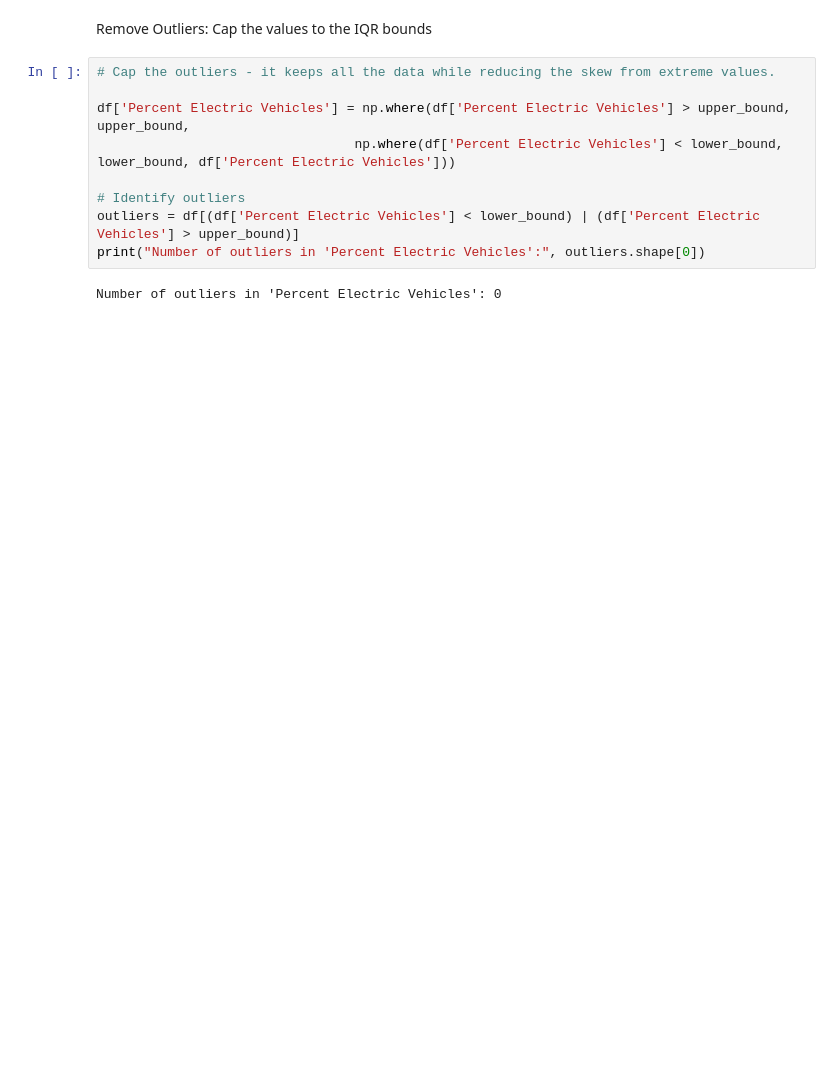
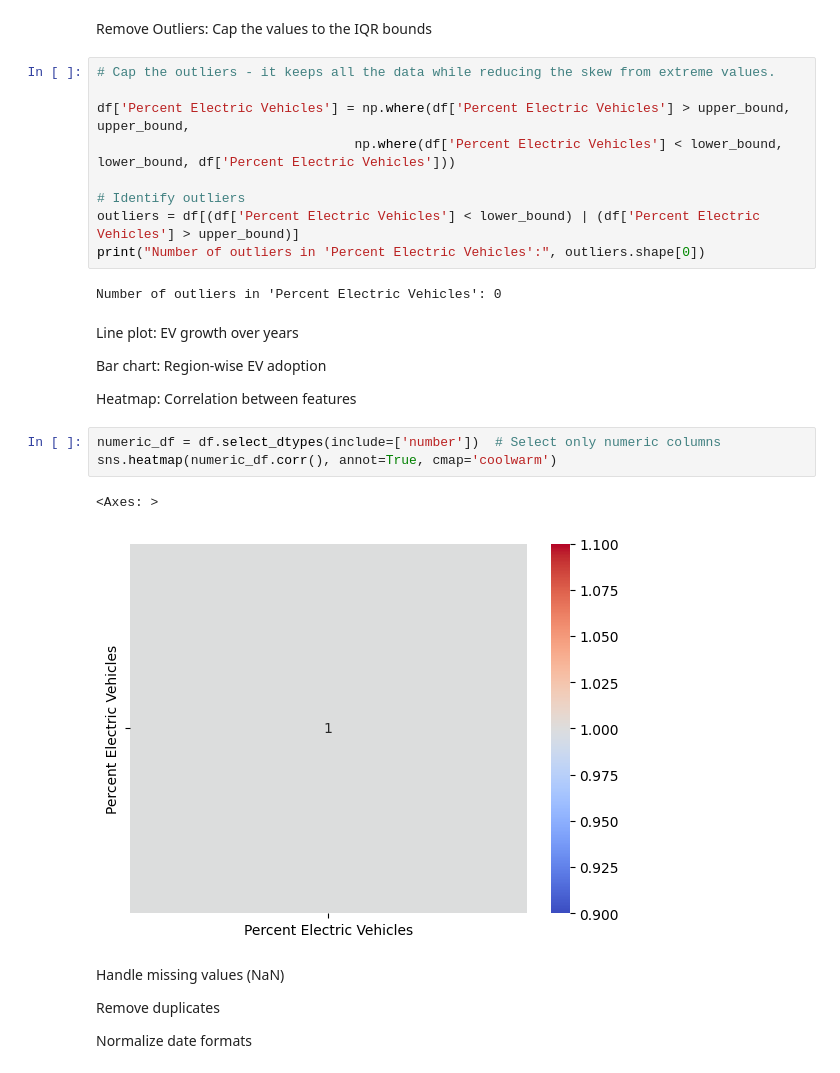
Before and after one commit to VijayKumar203/EV-Charging-Demand-Predictor, a Jupyter notebook: EV_Charging_Demand_Prediction.ipynb, the cells around one changed output. Drawn from its saved outputs; the diff is of its cells as text; blank space fills up the shorter version.

```diff
--- a/EV_Charging_Demand_Prediction.ipynb
+++ b/EV_Charging_Demand_Prediction.ipynb
@@ -144,3 +144,21 @@ outliers = df[(df['Percent Electric Vehicles'] < lower_bound) | (df['Percent Ele
 print("Number of outliers in 'Percent Electric Vehicles':", outliers.shape[0])
 # %% [output]
 Number of outliers in 'Percent Electric Vehicles': 0
+# %% [markdown]
+Line plot: EV growth over years
+
+Bar chart: Region-wise EV adoption
+
+Heatmap: Correlation between features
+# %%
+numeric_df = df.select_dtypes(include=['number'])  # Select only numeric columns
+sns.heatmap(numeric_df.corr(), annot=True, cmap='coolwarm')
+# %% [output]
+<Axes: >
+[figure, added]
+# %% [markdown]
+Handle missing values (NaN)
+
+Remove duplicates
+
+Normalize date formats
```
Also changed, not shown: parts of 7 cells of this notebook.
